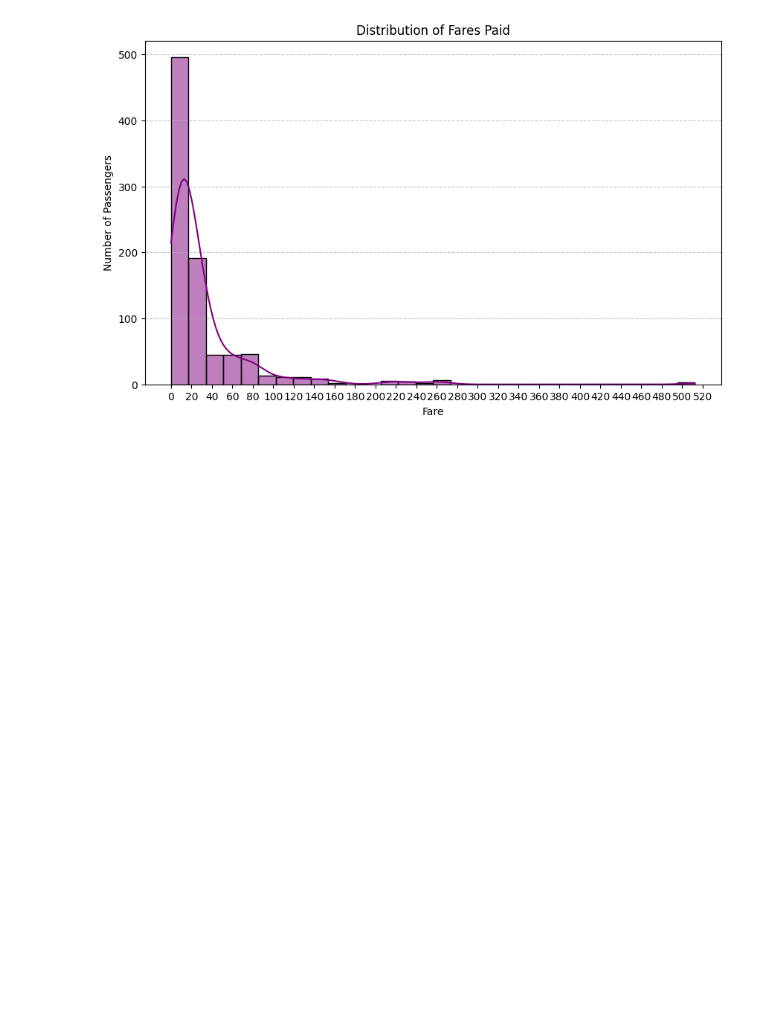
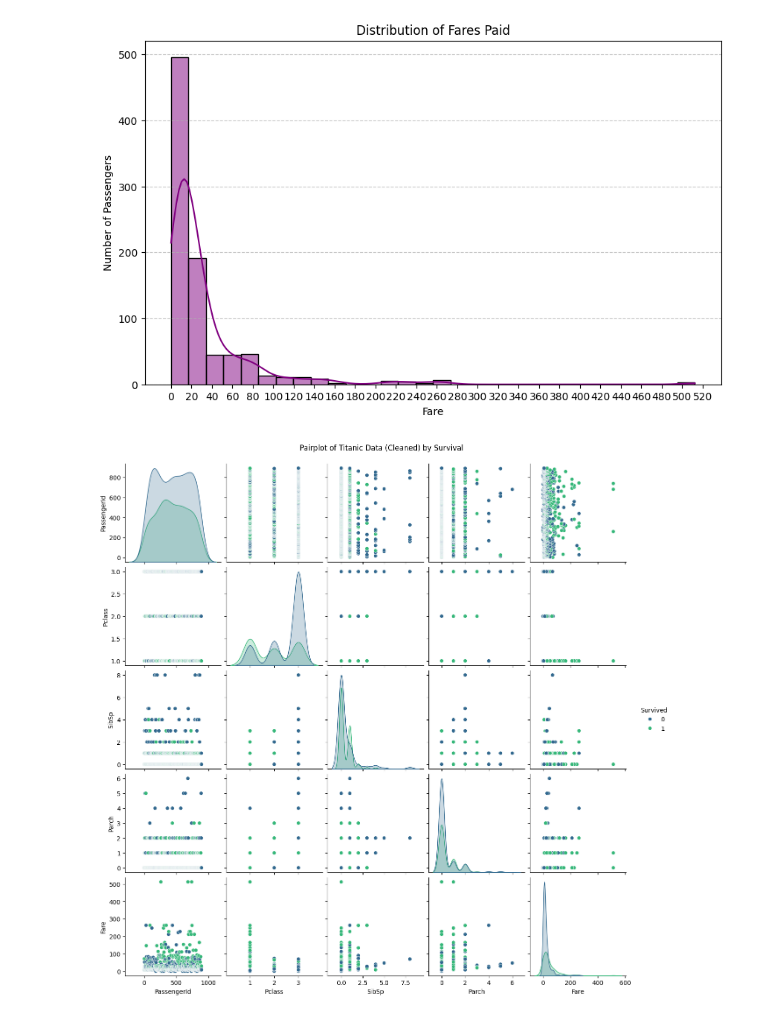
Before and after one commit to terence-mitterrand/terence-mitterrand-DataScience-GenAI-Submissions, a Jupyter notebook: Exploratory_Data_Analysis/Full_EDA_Practice_COMPLETED.ipynb, the cells around one changed output. Saved outputs shown, nothing was run; the diff lists cells and outputs as text; code cells hidden in the pictures; blank space fills up the shorter version.

```diff
--- a/Exploratory_Data_Analysis/Full_EDA_Practice_COMPLETED.ipynb
+++ b/Exploratory_Data_Analysis/Full_EDA_Practice_COMPLETED.ipynb
@@ -510,3 +501,14 @@ plt.grid(axis='y', linestyle='--', alpha=0.7)
 plt.show()
 # %% [output]
 [figure]
+# %%
+import matplotlib.pyplot as plt
+import seaborn as sns
+
+# Create a pairplot of the cleaned DataFrame
+# By default, pairplot will only include numerical columns.
+sns.pairplot(df_titanic_cleaned, hue='Survived', palette='viridis')
+plt.suptitle('Pairplot of Titanic Data (Cleaned) by Survival', y=1.02) # Add a super title
+plt.show()
+# %% [output]
+[figure, added]
```
Also changed, not shown: parts of 1 cell of this notebook.
